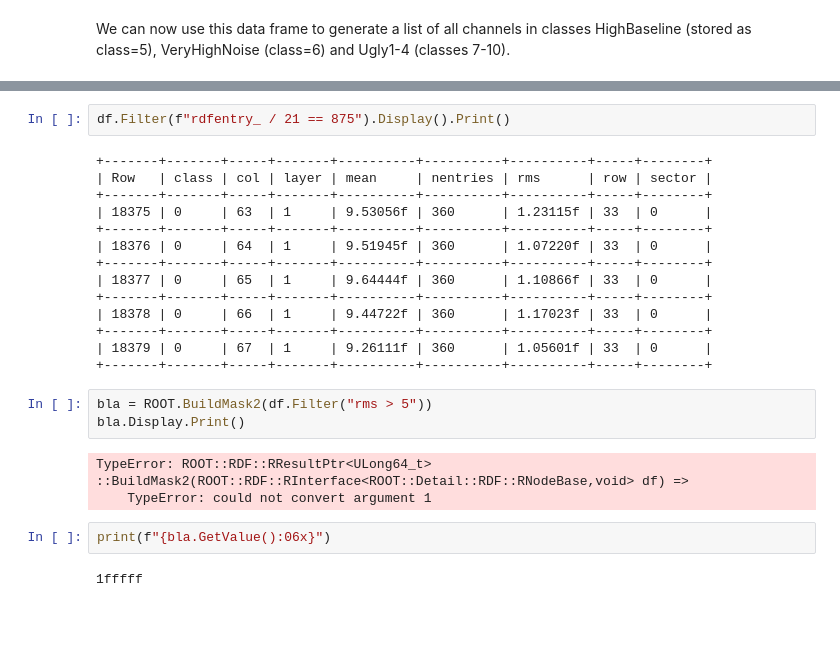
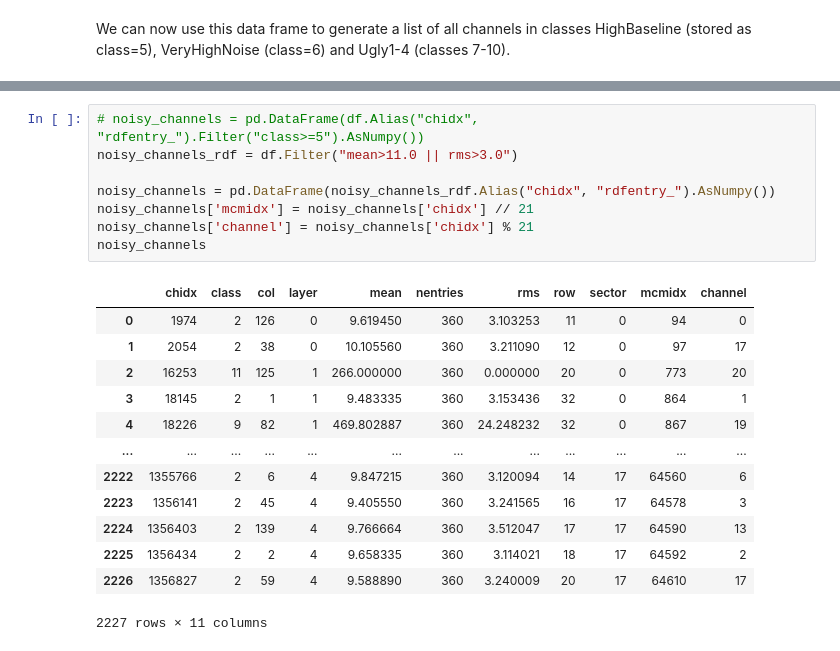
Before and after one commit to tdietel/swan-o2-playground, a Jupyter notebook: Noise/BadChannelLists.ipynb, the cells around one changed output, grey strips where cells are left out. Drawn from its saved outputs; the diff is of its cells as text; blank space fills up the shorter version.

```diff
--- a/Noise/BadChannelLists.ipynb
+++ b/Noise/BadChannelLists.ipynb
@@ -324,26 +300,22 @@ ROOT::RDF::RResultPtr<ULong64_t> BuildMask2(ROOT::RDF::RNode df)
-# %%
-df.Filter(f"rdfentry_ / 21 == 875").Display().Print()
-# %% [output]
-+-------+-------+-----+-------+----------+----------+----------+-----+--------+
-| Row   | class | col | layer | mean     | nentries | rms      | row | sector |
-+-------+-------+-----+-------+----------+----------+----------+-----+--------+
-| 18375 | 0     | 63  | 1     | 9.53056f | 360      | 1.23115f | 33  | 0      |
-+-------+-------+-----+-------+----------+----------+----------+-----+--------+
-| 18376 | 0     | 64  | 1     | 9.51945f | 360      | 1.07220f | 33  | 0      |
-+-------+-------+-----+-------+----------+----------+----------+-----+--------+
-| 18377 | 0     | 65  | 1     | 9.64444f | 360      | 1.10866f | 33  | 0      |
-+-------+-------+-----+-------+----------+----------+----------+-----+--------+
-| 18378 | 0     | 66  | 1     | 9.44722f | 360      | 1.17023f | 33  | 0      |
-+-------+-------+-----+-------+----------+----------+----------+-----+--------+
-| 18379 | 0     | 67  | 1     | 9.26111f | 360      | 1.05601f | 33  | 0      |
-+-------+-------+-----+-------+----------+----------+----------+-----+--------+
-# %%
-bla = ROOT.BuildMask2(df.Filter("rms > 5"))
-bla.Display.Print()
-# %% [output]
-TypeError: ROOT::RDF::RResultPtr<ULong64_t> ::BuildMask2(ROOT::RDF::RInterface<ROOT::Detail::RDF::RNodeBase,void> df) =>
-    TypeError: could not convert argument 1
-# %%
-print(f"{bla.GetValue():06x}")
-# %% [output]
-1fffff
+# %%
+# noisy_channels = pd.DataFrame(df.Alias("chidx", "rdfentry_").Filter("class>=5").AsNumpy())
+noisy_channels_rdf = df.Filter("mean>11.0 || rms>3.0")
+
+noisy_channels = pd.DataFrame(noisy_channels_rdf.Alias("chidx", "rdfentry_").AsNumpy())
+noisy_channels['mcmidx'] = noisy_channels['chidx'] // 21
+noisy_channels['channel'] = noisy_channels['chidx'] % 21
+noisy_channels
+# %% [output]
+|  | chidx | class | col | layer | mean | nentries | rms | row | sector | mcmidx | channel |
+| 0 | 1974 | 2 | 126 | 0 | 9.619450 | 360 | 3.103253 | 11 | 0 | 94 | 0 |
+| 1 | 2054 | 2 | 38 | 0 | 10.105560 | 360 | 3.211090 | 12 | 0 | 97 | 17 |
+| 2 | 16253 | 11 | 125 | 1 | 266.000000 | 360 | 0.000000 | 20 | 0 | 773 | 20 |
+| 3 | 18145 | 2 | 1 | 1 | 9.483335 | 360 | 3.153436 | 32 | 0 | 864 | 1 |
+| 4 | 18226 | 9 | 82 | 1 | 469.802887 | 360 | 24.248232 | 32 | 0 | 867 | 19 |
+| ... | ... | ... | ... | ... | ... | ... | ... | ... | ... | ... | ... |
+| 2222 | 1355766 | 2 | 6 | 4 | 9.847215 | 360 | 3.120094 | 14 | 17 | 64560 | 6 |
+| 2223 | 1356141 | 2 | 45 | 4 | 9.405550 | 360 | 3.241565 | 16 | 17 | 64578 | 3 |
+| 2224 | 1356403 | 2 | 139 | 4 | 9.766664 | 360 | 3.512047 | 17 | 17 | 64590 | 13 |
+| 2225 | 1356434 | 2 | 2 | 4 | 9.658335 | 360 | 3.114021 | 18 | 17 | 64592 | 2 |
+| 2226 | 1356827 | 2 | 59 | 4 | 9.588890 | 360 | 3.240009 | 20 | 17 | 64610 | 17 |
+2227 rows × 11 columns
```
Also changed, not shown: parts of 47 cells of this notebook, 2 other files.
